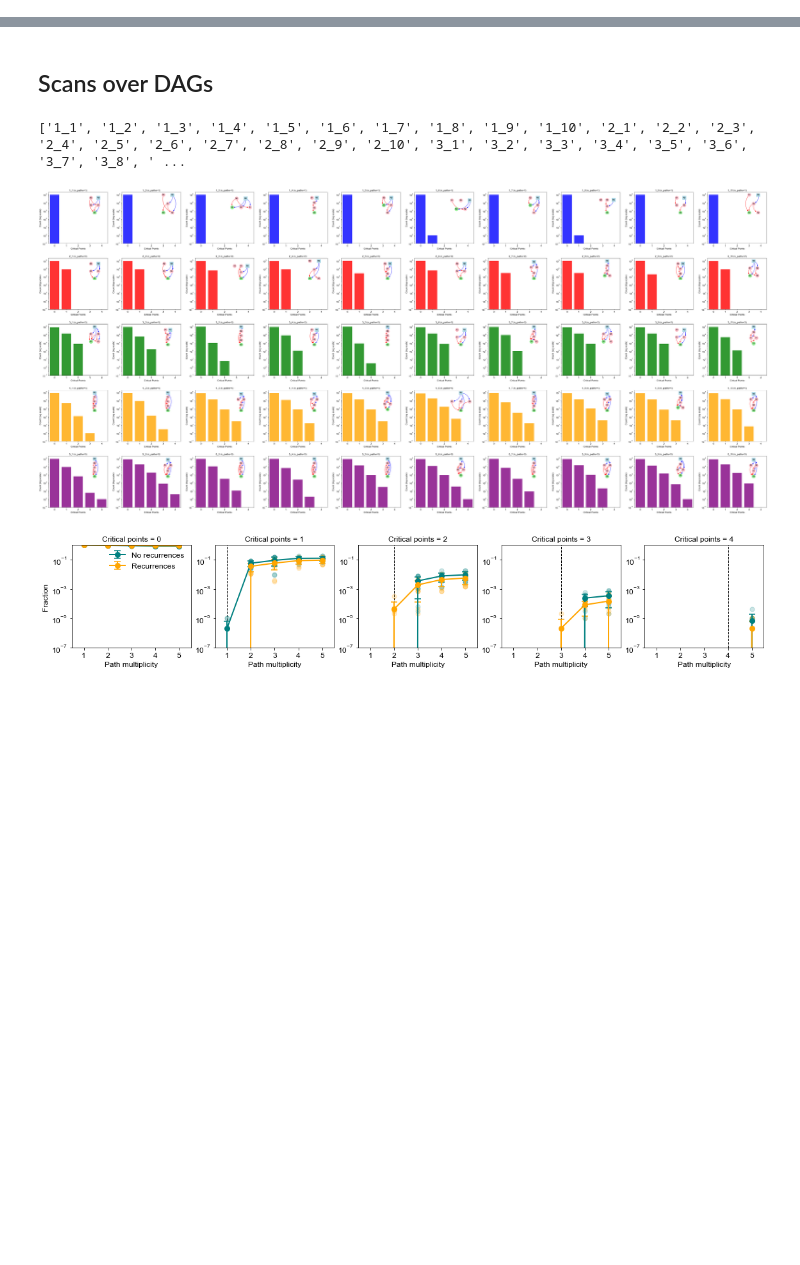
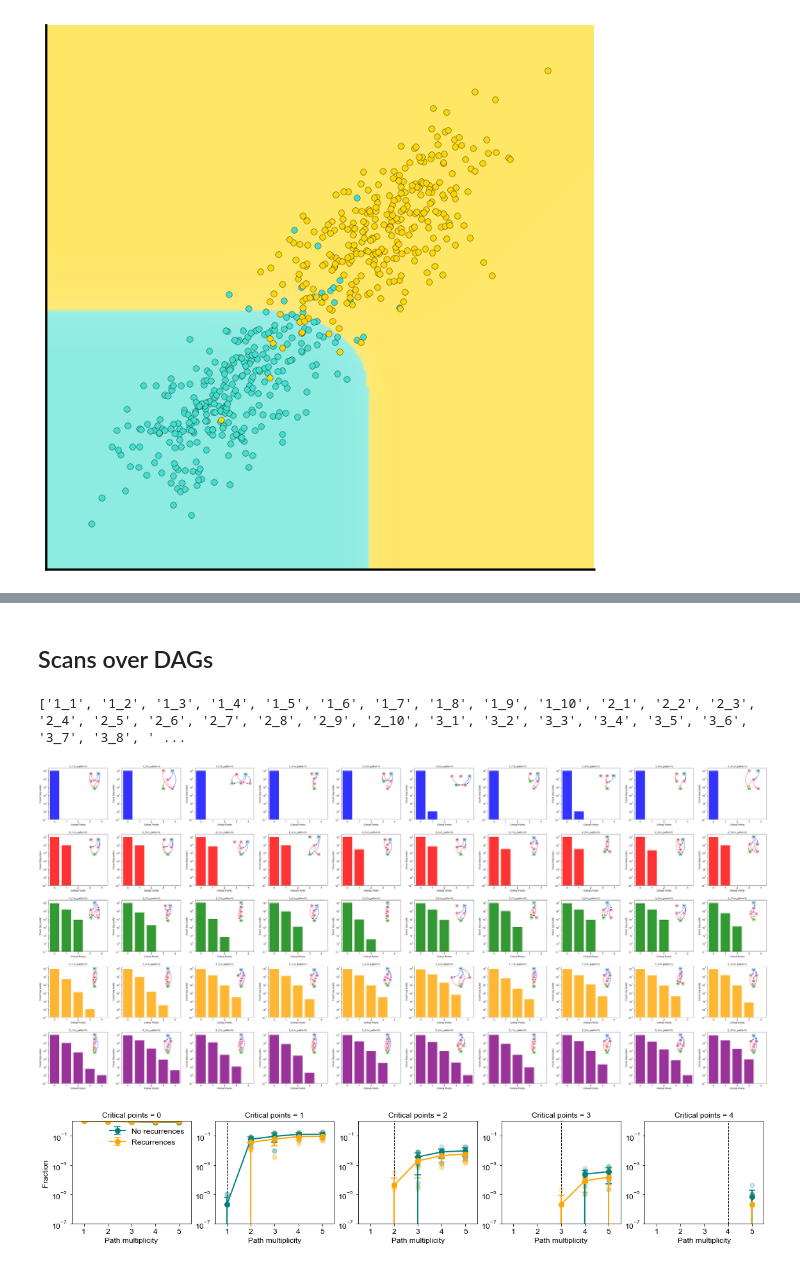
Before and after one commit to csfloyd/GlycanAnalysis, a Jupyter notebook: Python/figures.ipynb, the cells around one changed output, grey strips where cells are left out. Cells and saved outputs as stored; diff of their text form; code cells hidden in the pictures; blank space fills up the shorter version.

```diff
--- a/Python/figures.ipynb
+++ b/Python/figures.ipynb
@@ -392,0 +1179,89 @@ CLASSIDS: ['turquoise', 'gold', 'lightpink', 'purple', 'darkcyan']
+# %%
+# ---------------- decision boundary over the data ----------------
+import os
+import matplotlib.colors as mcolors
+
+grid_n = 200
+pad = 0.1 * (log_all.max(axis=0) - log_all.min(axis=0))
+x_lin = np.linspace(log_all[:, 0].min() - pad[0], log_all[:, 0].max() + pad[0], grid_n)
+y_lin = np.linspace(log_all[:, 1].min() - pad[1], log_all[:, 1].max() + pad[1], grid_n)
+xx, yy = np.meshgrid(x_lin, y_lin)
+grid_log = np.c_[xx.ravel(), yy.ravel()]
+
+# class probabilities on the grid, same softmax/temperature the trainer used
+prob_grid = np.full((n_classes, grid_log.shape[0]), 1.0 / n_classes)
+for i, conc_pt in enumerate(scale_inputs(grid_log)):
+    try:
+        prob_grid[:, i] = trainer.softmax(crn_model.forward(conc_pt), temperature=T_end)
+    except Exception:
+        pass
+prob_grid = prob_grid.reshape(n_classes, grid_n, grid_n)
+
+color_arr = np.array([mcolors.to_rgb(CLASSIDS[i]) for i in range(n_classes)])
+
+pred_class = np.argmax(prob_grid, axis=0)
+max_prob = np.max(prob_grid, axis=0)
+sat_gamma = 0.2
+sat = np.clip(max_prob, 0, 1) ** sat_gamma
+rgb = color_arr[pred_class]
+rgb = rgb * sat[..., None] + (1.0 - sat[..., None])
+
+plt.rcParams['font.family'] = 'Arial'
+label_fs = 30
+fig, ax = plt.subplots(figsize=(7, 7))
+fig.patch.set_facecolor('white')
+ax.set_facecolor('white')
+extent = [x_lin[0], x_lin[-1], y_lin[0], y_lin[-1]]
+ax.imshow(
+    rgb,
+    origin="lower",
+    alpha=0.6,
+    extent=extent,
+    aspect="auto",
+    interpolation="bilinear",
+    zorder=0,
+)
+
+def log10_arr(arr):
+    return np.log10(np.asarray(arr, dtype=float))
+
+# Only plot sampled clouds (the training points)
+handles, labels = [], []
+for i, g in enumerate(groups):
+    lab = class_label_dict.get(g, g) if 'class_label_dict' in globals() and class_label_dict else g
+    handles.append(ax.scatter(
+        log10_arr(activation_arrays_sample[g][0, :]),
+        log10_arr(activation_arrays_sample[g][1, :]),
+        alpha=1.0, s=30, color=color_arr[i],
+        edgecolor="black", linewidth=0.25, zorder=5, rasterized=True, label=lab
+    ))
+    labels.append(lab)
+
+ax.set_xlabel('', fontsize=label_fs)
+ax.set_ylabel('', fontsize=label_fs)
+ax.set_xticks([])
+ax.set_yticks([])
+ax.spines['right'].set_visible(False)
+ax.spines['top'].set_visible(False)
+ax.spines['left'].set_linewidth(2)
+ax.spines['bottom'].set_linewidth(2)
+ax.set_xlim(x_lin[0], x_lin[-1])
+ax.set_ylim(y_lin[0], y_lin[-1])
+ax.set_aspect('auto')#, adjustable='datalim')
+
+# ax.legend(
+#     handles, labels,
+#     loc='right', ncol=1,
+#     fontsize=label_fs, frameon=False,
+#     bbox_to_anchor=(1, 0.15),
+# )
+
+filepath = "/Users/csfloyd/Dropbox/Projects/GlycanAnalysis/Figures/"
+fig.savefig(os.path.join(filepath, "GlycanDecisionBoundary.png"),
+            bbox_inches="tight",
+            pad_inches=0.4, dpi=300)
+plt.show()
+
+print(f"final accuracy: {final_acc:.1%}")
+# %% [output]
+[figure, added]
```
Also changed, not shown: parts of 21 cells of this notebook, 5 other files.
